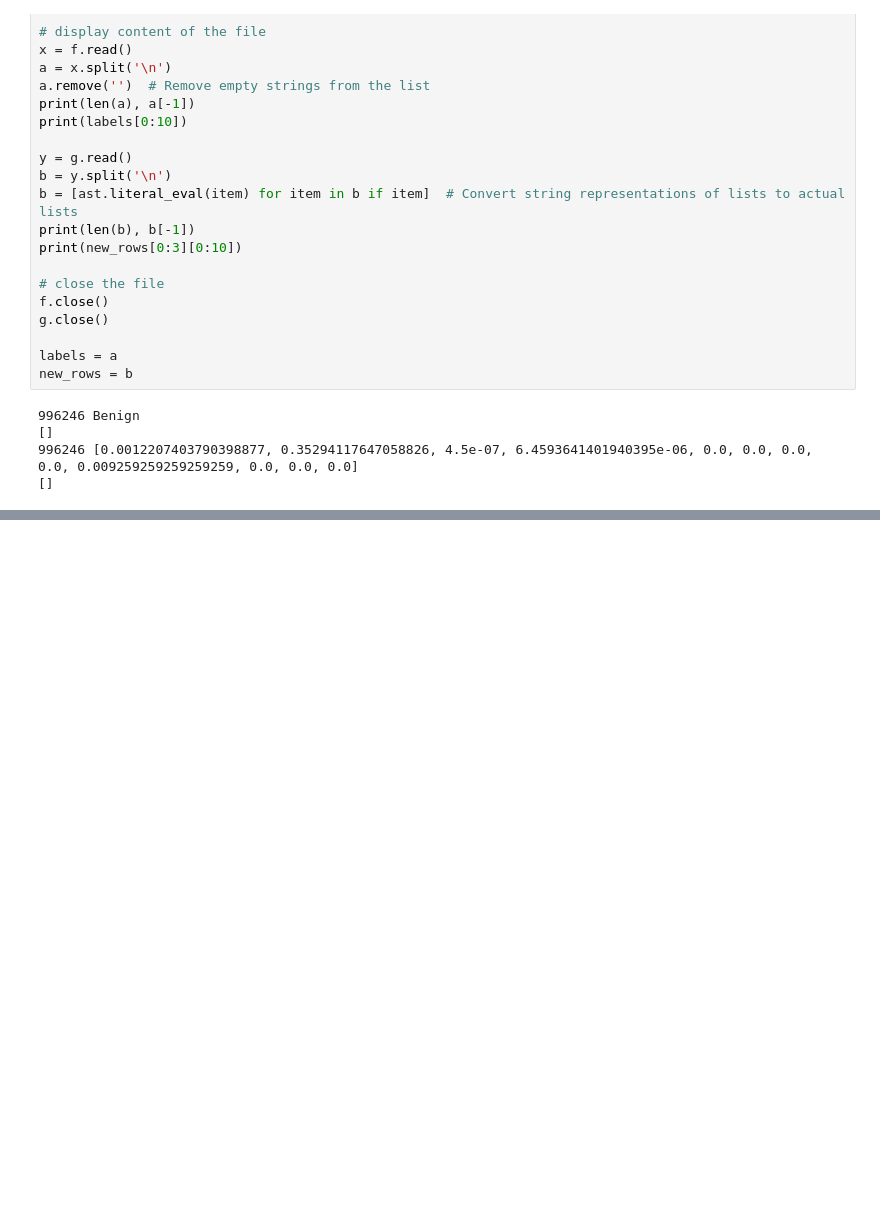
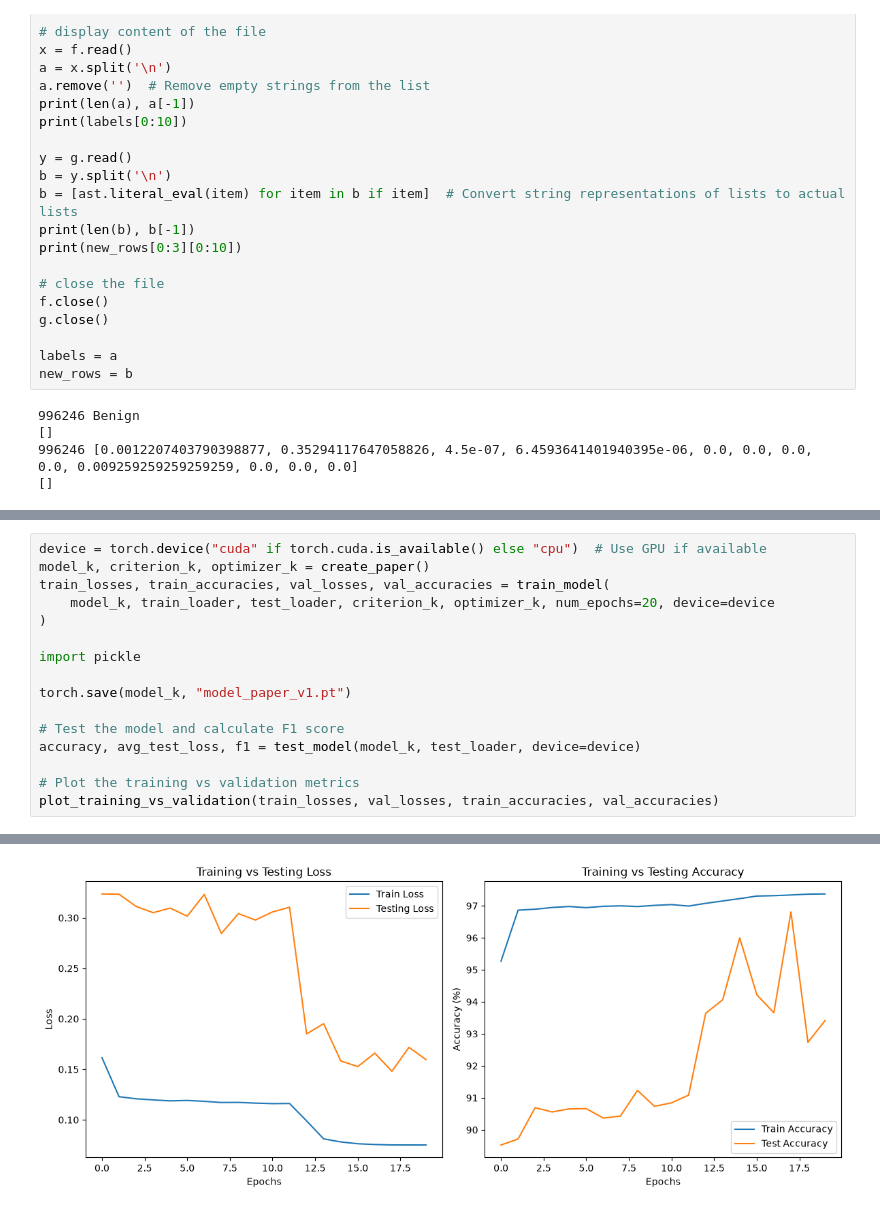
Before and after one commit to Said-Ikki/CyberSecurityAnalysis_WithML, a Jupyter notebook: ANN_Torch_CSML.ipynb, the cells around one changed output, grey strips where cells are left out. Cells and saved outputs as stored; diff of their text form; blank space fills up the shorter version.

```diff
--- a/ANN_Torch_CSML.ipynb
+++ b/ANN_Torch_CSML.ipynb
@@ -597,0 +695,17 @@ Test Loss: 0.1239, Test Accuracy: 94.77%, F1 Score: 0.9731
+# %%
+device = torch.device("cuda" if torch.cuda.is_available() else "cpu")  # Use GPU if available
+model_k, criterion_k, optimizer_k = create_paper()
+train_losses, train_accuracies, val_losses, val_accuracies = train_model(
+    model_k, train_loader, test_loader, criterion_k, optimizer_k, num_epochs=20, device=device
+)
+
+import pickle
+
+torch.save(model_k, "model_paper_v1.pt")
+
+# Test the model and calculate F1 score
+accuracy, avg_test_loss, f1 = test_model(model_k, test_loader, device=device)
+
+# Plot the training vs validation metrics
+plot_training_vs_validation(train_losses, val_losses, train_accuracies, val_accuracies)
+# %% [output]
@@ -597,0 +729 @@ Test Loss: 0.1239, Test Accuracy: 94.77%, F1 Score: 0.9731
+[figure, added]
```
Also changed, not shown: parts of 8 cells of this notebook, 3 other files.
